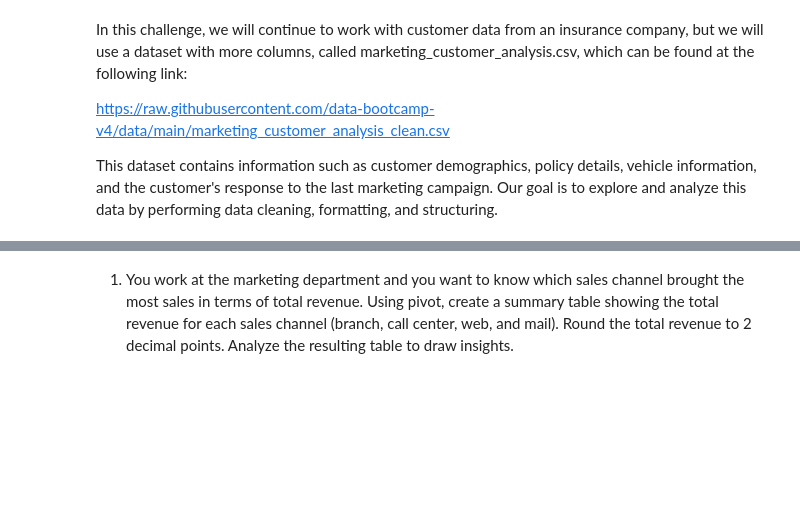
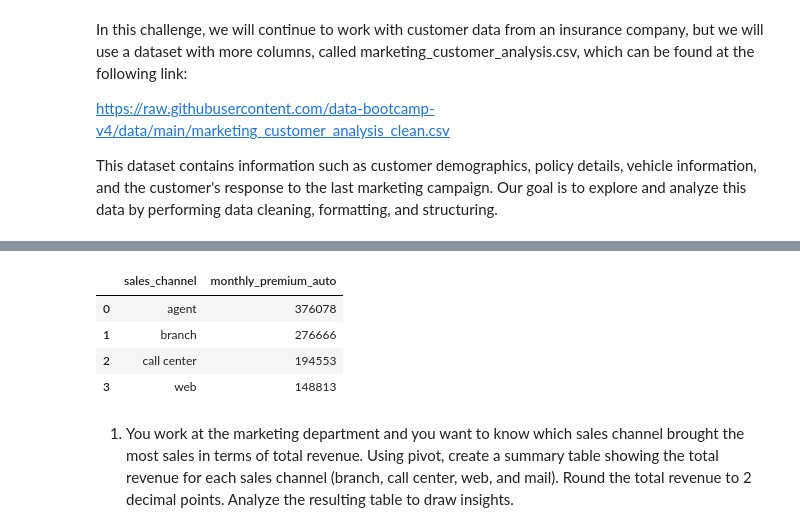
Before and after one commit to serhatozar/lab-dw-data-structuring-and-combining, a Jupyter notebook: lab-dw-data-structuring-and-combining.ipynb, the cells around one changed output, grey strips where cells are left out. Saved outputs shown, nothing was run; the diff lists cells and outputs as text; code cells hidden in the pictures; blank space fills up the shorter version.

```diff
--- a/lab-dw-data-structuring-and-combining.ipynb
+++ b/lab-dw-data-structuring-and-combining.ipynb
@@ -85,3 +110,11 @@ Maybe try this Philipp to sort the pivot table
+# %%
+df.groupby('sales_channel')['monthly_premium_auto'].sum().reset_index()
+# %% [output]
+|  | sales_channel | monthly_premium_auto |
+| 0 | agent | 376078 |
+| 1 | branch | 276666 |
+| 2 | call center | 194553 |
+| 3 | web | 148813 |
 # %% [markdown]
 1. You work at the marketing department and you want to know which sales channel brought the most sales in terms of total revenue. Using pivot, create a summary table showing the total revenue for each sales channel (branch, call center, web, and mail).
 Round the total revenue to 2 decimal points.  Analyze the resulting table to draw insights.
```
Also changed, not shown: parts of 7 cells of this notebook.
